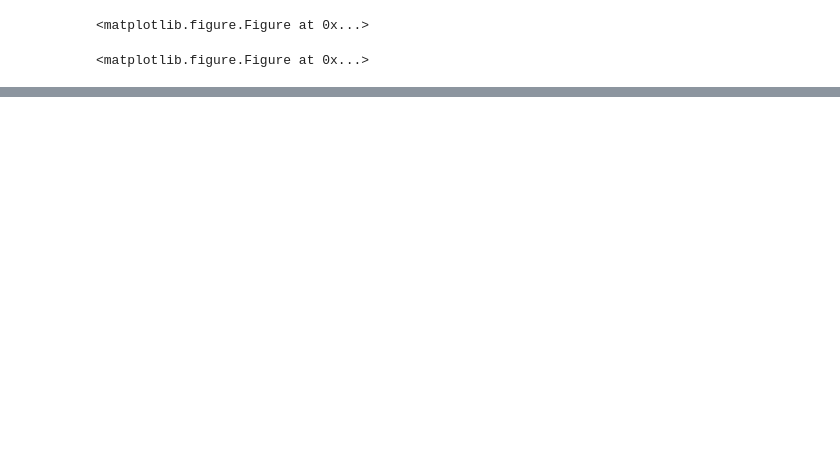
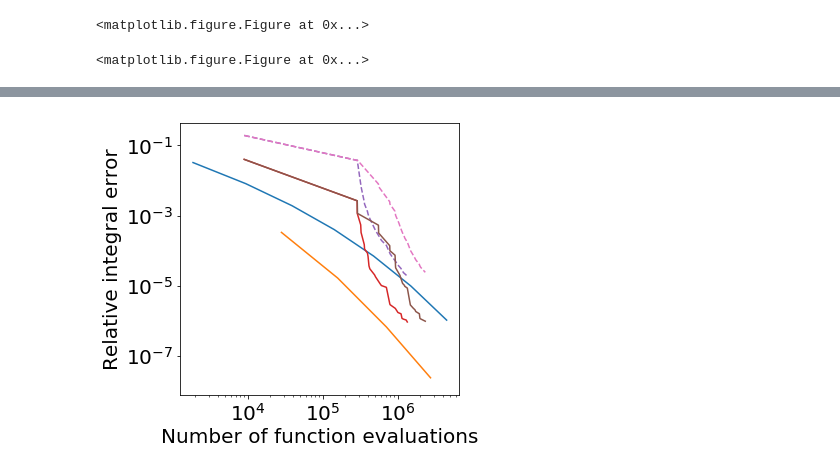
Before and after one commit to obersteiner/sparseSpACE, a Jupyter notebook: FiguresSGA.ipynb, the cells around one changed output, grey strips where cells are left out. Saved outputs shown, nothing was run; the diff lists cells and outputs as text; code cells hidden in the pictures; blank space fills up the shorter version.

```diff
--- a/FiguresSGA.ipynb
+++ b/FiguresSGA.ipynb
@@ -211 +249,33 @@ plt.show()
+# %%
+#results for Corner Peak Test-case
+plt.rcParams.update({'font.size': fontsize})
+
+plt.figure(figsize=(5,5))
+
+x_standard_1 = [1863, 9423, 38943, 142143, 476255, 1498015, 4487455]
+err_standard_1 = [0.032581103699655264, 0.0081342449899679658, 0.0019111444348481087, 0.0003987577407737747, 6.9973066833570907e-05, 9.7402136641838747e-06, 1.0391621899720585e-06]
+x_standard_2 = [28125, 158125, 706125, 2736525]
+err_standard_2 = [0.00033144382101049771, 1.6503028393852822e-05, 6.6277954740193498e-07, 2.3469911811221753e-08]
+x_standard_3 = [583929]
+err_standard_3 = [1.7183721313909832e-08]
+x_adaptive_split = [8976, 287504, 288544, 320784, 324424, 357704, 361344, 394624, 401904, 413434, 424354, 490914, 505474, 583564, 605404, 705244, 784467, 791747, 927987, 1006257, 1106097, 1140420, 1195020, 1294860, 1340980]
+err_adaptive_split =  [0.040151028811131272, 0.0026420469395074487, 0.0011530321411755134, 0.00054278718865106144, 0.00032898009644545512, 0.00014900363208370155, 0.00011039430864006667, 8.4987085863994061e-05, 6.8177135197445505e-05, 3.6662559434479484e-05, 3.0296614588159179e-05, 2.0312603276914963e-05, 1.7894868369163501e-05, 1.1208502200162544e-05, 1.0066487919075248e-05, 8.9672531591642783e-06, 2.9862873198441644e-06, 2.8558036318998162e-06, 2.2437987758237111e-06, 1.7126167357131824e-06, 1.5729722770538556e-06, 1.1630710697034165e-06, 1.1042957785745157e-06, 1.0470700218129677e-06, 9.1936788900743454e-07]
+err_surplus_split = [0.1933130598543473, 0.03750898187161502, 0.038008535048572593, 0.0079454697384854448, 0.0066702620323591168, 0.00246092645195274, 0.0021261442806830648, 0.0013084200863714499, 0.001106537451485985, 0.00092424493504337721, 0.00082194383342878942, 0.00042549259889125806, 0.00037484386802969286, 0.00022693033359092948, 0.00019638151269329028, 0.00014085318580737892, 8.4971506359652637e-05, 8.0589283761647274e-05, 5.0480521188537916e-05, 3.8772273561712353e-05, 3.0831244196728949e-05, 2.7034248172000415e-05, 2.341920070237741e-05, 2.0047842644026244e-05, 1.7757809868917584e-05]
+x_adaptive_auto = [8976, 288544, 290624, 552784, 556424, 782344, 785984, 919936, 923576, 935106, 938746, 1038042, 1072362, 1079642, 1159812, 1228452, 1239372, 1342332, 1467745, 1475025, 1592545, 1596185, 1699145, 1736155, 1839115, 1942075, 1976398, 2020078, 2328958]
+err_adaptive_auto =[0.040151028811131272, 0.0026420469395074487, 0.0011530321411755134, 0.00053187560731005664, 0.00031806851510445032, 0.0001380651902346553, 9.9455866791020445e-05, 7.4049726002076987e-05, 6.5644750668737603e-05, 3.4130174905771588e-05, 3.2008193290288095e-05, 2.2024215711451764e-05, 1.9544746773439471e-05, 1.8335879319693925e-05, 1.1649513150692968e-05, 1.0183866803884638e-05, 9.6128596633409898e-06, 8.5136249034300186e-06, 2.9341672325654732e-06, 2.803683544621125e-06, 2.3359784924918556e-06, 2.3170928043672031e-06, 2.0378038890013343e-06, 1.8340208153733433e-06, 1.6943763567140164e-06, 1.5799248439720344e-06, 1.1700236366215953e-06, 1.1245141368730043e-06, 9.6652750391790643e-07]
+err_surplus_auto = [0.1933130598543473, 0.03750898187161502, 0.038008535048572593, 0.0079563813198249168, 0.0066811736136985879, 0.002471864893794893, 0.0021370827225251771, 0.0013193574462203571, 0.0012184161287776207, 0.0010361236123350413, 0.0010020232451301786, 0.00060557197685800373, 0.00049206086863104578, 0.00046673650320009231, 0.00031882296876132378, 0.00024478519958007786, 0.00022951078913131928, 0.00017398246224541609, 0.00010556322619821563, 0.00010118100360021025, 7.7070864243315848e-05, 7.611083579455729e-05, 6.0228777064571272e-05, 5.4883993077779003e-05, 4.694296371279585e-05, 4.0200247596087128e-05, 3.6403251571358597e-05, 3.3478929430497396e-05, 2.4017660833692303e-05]
+plt.loglog(x_standard_1,err_standard_1, label="Standard Combi lmin=1")
+plt.loglog(x_standard_2,err_standard_2, label="Standard Combi lmin=2")
+plt.loglog(x_standard_3,err_standard_3, label="Standard Combi lmin=3")
+plt.loglog(x_adaptive_split,err_adaptive_split, label="Extend-Split depth=1")
+plt.loglog(x_adaptive_split,err_surplus_split, '--', label="Extend-Split depth=1 surplusses")
+plt.loglog(x_adaptive_auto,err_adaptive_auto, label="Extend-Split auto")
+plt.loglog(x_adaptive_auto,err_surplus_auto, '--', label="Extend-Split auto surplusses")
+plt.xlabel('Number of function evaluations')
+plt.ylabel('Relative integral error')
+plt.savefig("corner_convergence_gauss.pdf", bbox_inches='tight')
+
+plt.show()
+# %% [output]
+[figure, added]
 # %%
```
Also changed, not shown: parts of 16 cells of this notebook, 1 other file.
